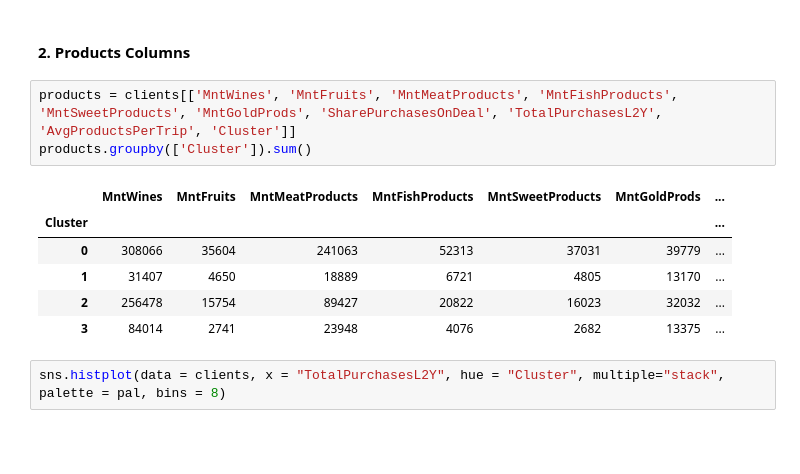
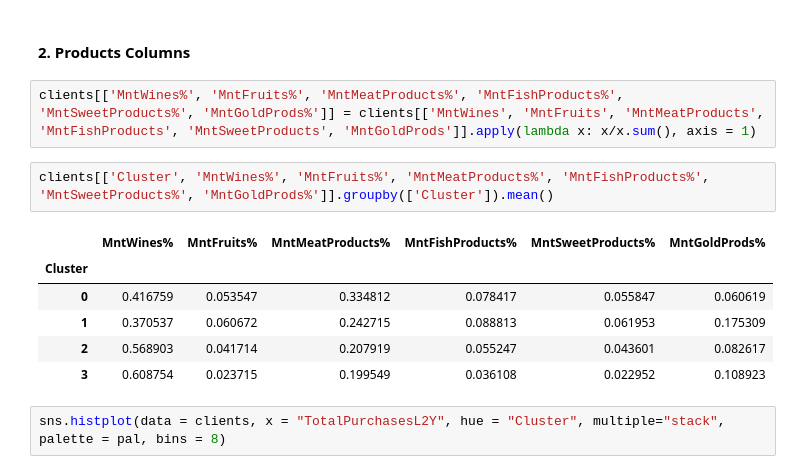
Before and after one commit to mariaperezdeayalas/Customer-Segmentation-Final-Project-, a Jupyter notebook: Notebooks/3. Clustering - KMeans.ipynb, the cells around one changed output. Cells and saved outputs as stored; diff of their text form; blank space fills up the shorter version.

```diff
--- a/Notebooks/3. Clustering - KMeans.ipynb
+++ b/Notebooks/3. Clustering - KMeans.ipynb
@@ -162,16 +176,17 @@ sns.countplot(data = clients, x = 'Kids', hue = 'Cluster', palette = pal)
 [figure]
 # %% [markdown]
 #### 2. Products Columns
+# %%
+clients[['MntWines%', 'MntFruits%', 'MntMeatProducts%', 'MntFishProducts%', 'MntSweetProducts%', 'MntGoldProds%']] = clients[['MntWines', 'MntFruits', 'MntMeatProducts', 'MntFishProducts', 'MntSweetProducts', 'MntGoldProds']].apply(lambda x: x/x.sum(), axis = 1)
 # %%
-products = clients[['MntWines', 'MntFruits', 'MntMeatProducts', 'MntFishProducts', 'MntSweetProducts', 'MntGoldProds', 'SharePurchasesOnDeal', 'TotalPurchasesL2Y', 'AvgProductsPerTrip', 'Cluster']]
-products.groupby(['Cluster']).sum()
+clients[['Cluster', 'MntWines%', 'MntFruits%', 'MntMeatProducts%', 'MntFishProducts%', 'MntSweetProducts%', 'MntGoldProds%']].groupby(['Cluster']).mean()
 # %% [output]
-|  | MntWines | MntFruits | MntMeatProducts | MntFishProducts | MntSweetProducts | MntGoldProds | ... |
-| Cluster |  |  |  |  |  |  | ... |
-| 0 | 308066 | 35604 | 241063 | 52313 | 37031 | 39779 | ... |
-| 1 | 31407 | 4650 | 18889 | 6721 | 4805 | 13170 | ... |
-| 2 | 256478 | 15754 | 89427 | 20822 | 16023 | 32032 | ... |
-| 3 | 84014 | 2741 | 23948 | 4076 | 2682 | 13375 | ... |
+|  | MntWines% | MntFruits% | MntMeatProducts% | MntFishProducts% | MntSweetProducts% | MntGoldProds% |
+| Cluster |  |  |  |  |  |  |
+| 0 | 0.416759 | 0.053547 | 0.334812 | 0.078417 | 0.055847 | 0.060619 |
+| 1 | 0.370537 | 0.060672 | 0.242715 | 0.088813 | 0.061953 | 0.175309 |
+| 2 | 0.568903 | 0.041714 | 0.207919 | 0.055247 | 0.043601 | 0.082617 |
+| 3 | 0.608754 | 0.023715 | 0.199549 | 0.036108 | 0.022952 | 0.108923 |
 # %%
 sns.histplot(data = clients, x = "TotalPurchasesL2Y", hue = "Cluster", multiple="stack", palette = pal, bins = 8)
 # %% [output]
```
Also changed, not shown: parts of 26 cells of this notebook, 1 other file.
